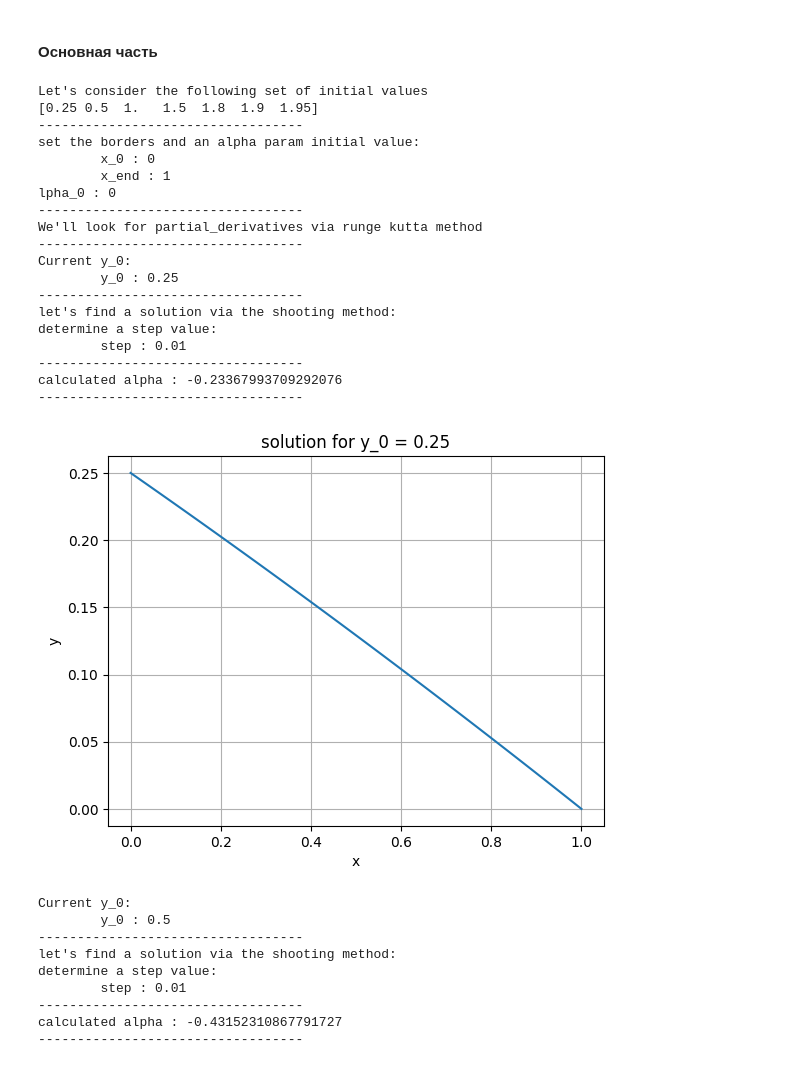
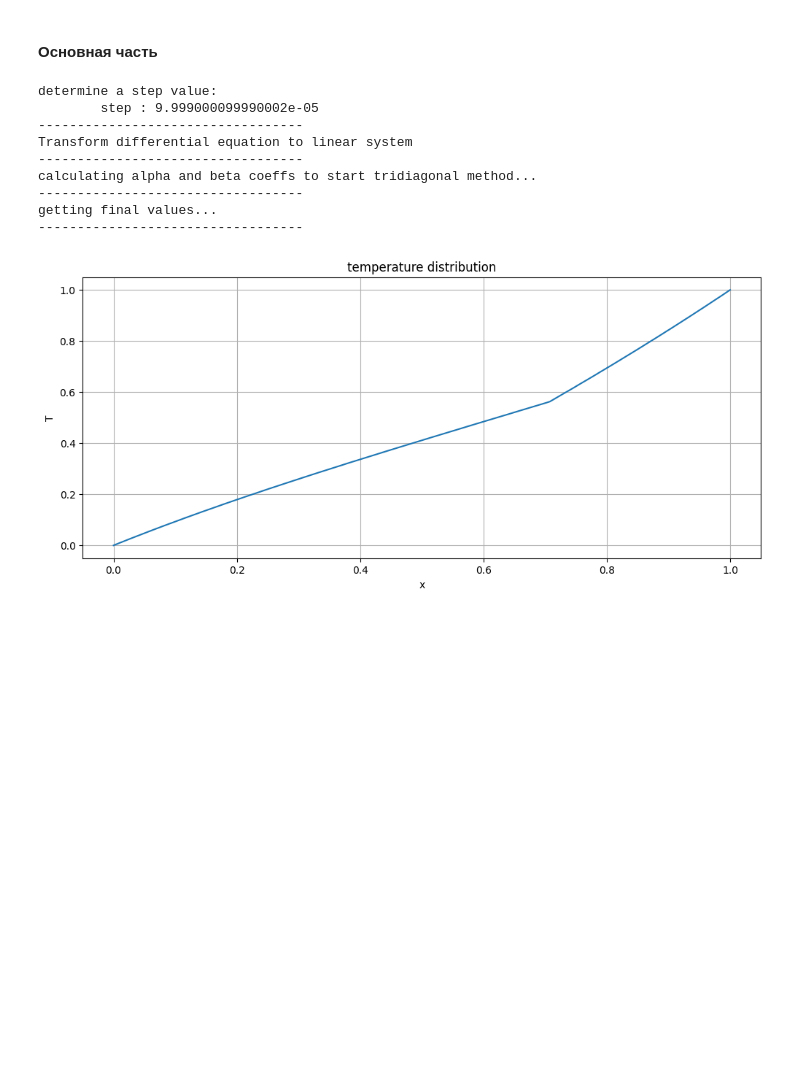
Before and after one commit to kolobabka/CompMath, a Jupyter notebook: reports/Lab08/Lab08_ru.ipynb, the cells around one changed output. Drawn from its saved outputs; the diff is of its cells as text; code cells hidden in the pictures; blank space fills up the shorter version.

```diff
--- a/reports/Lab08/Lab08_ru.ipynb
+++ b/reports/Lab08/Lab08_ru.ipynb
@@ -101,74 +96,48 @@ def shooting_method(alpha_0, x_0, x_end, y_0, it_num):
 # %% [markdown]
 #### Основная часть
 # %%
+
 def main():
-
-    print('Let\'s consider the following set of initial values')
-    arr_y_0 = np.array([0.25, 0.5, 1, 1.5, 1.8, 1.9, 1.95])
-    print(arr_y_0)
+    print('determine a step value: ')
+    step = (1 - 0) / (num_iters + 1)
+    print('\tstep : ' + str(step))
 
     print("----------------------------------")
 
-    print('set the borders and an alpha param initial value:')
-    x_0 = 0
-    x_end = 1
-    alpha_0 = 0
-    print('\tx_0 : ' + str(x_0))
-    print('\tx_end : ' + str(x_end))
-    print('\alpha_0 : ' + str(alpha_0))
+    print("Transform differential equation to linear system")
+    eqs = create_linear_system(num_iters, step)
 
     print("----------------------------------")
 
-    print('We\'ll look for partial_derivatives via runge kutta method')
+
+    print('calculating alpha and beta coeffs to start tridiagonal method...')
+    deps = forward(eqs)
+    deps.append(Deps(0, 0, 0))
 
     print("----------------------------------")
-    for i in range (len(arr_y_0)):
 
-        print('Current y_0: ')
-        print('\ty_0 : ' + str(arr_y_0[i]))
-        print("----------------------------------")
+    print('getting final values...')
+    vals = backward(num_iters, deps)
 
-        print('let\'s find a solution via the shooting method:' )
-        y, alpha = shooting_method(alpha_0, x_0, x_end, arr_y_0[i], 100)
-        print('calculated alpha : ' + str(alpha))
-        print("----------------------------------")
+    print("----------------------------------")
 
-        x = np.linspace(x_0, x_end, 101)
-        plt.plot(x, y)
-        plt.xlabel('x')
-        plt.ylabel('y')
-        plt.title('solution for y_0 = ' + str(arr_y_0[i]))
-        plt.grid()
-        plt.show()
-
+    plt.figure(figsize=[12, 5])
+    x = np.arange(0.0, 1.0, step)
+    plt.plot(x, vals)
+    plt.xlabel("x")
+    plt.ylabel("T")
+    plt.title("temperature distribution")
+    plt.grid()
+    plt.show()
 main()
 # %% [output]
-Let's consider the following set of initial values
-[0.25 0.5  1.   1.5  1.8  1.9  1.95]
+determine a step value:
+        step : 9.999000099990002e-05
 ----------------------------------
-set the borders and an alpha param initial value:
-        x_0 : 0
-        x_end : 1
-lpha_0 : 0
+Transform differential equation to linear system
 ----------------------------------
-We'll look for partial_derivatives via runge kutta method
+calculating alpha and beta coeffs to start tridiagonal method...
 ----------------------------------
-Current y_0:
-        y_0 : 0.25
+getting final values...
 ----------------------------------
-let's find a solution via the shooting method:
-determine a step value:
-        step : 0.01
-----------------------------------
-calculated alpha : -0.23367993709292076
-----------------------------------
-[figure, old version]
+[figure, new version]
-Current y_0:
-        y_0 : 0.5
-----------------------------------
-let's find a solution via the shooting method:
-determine a step value:
-        step : 0.01
-----------------------------------
-calculated alpha : -0.43152310867791727
-----------------------------------
```
Also changed, not shown: parts of 4 cells of this notebook.
